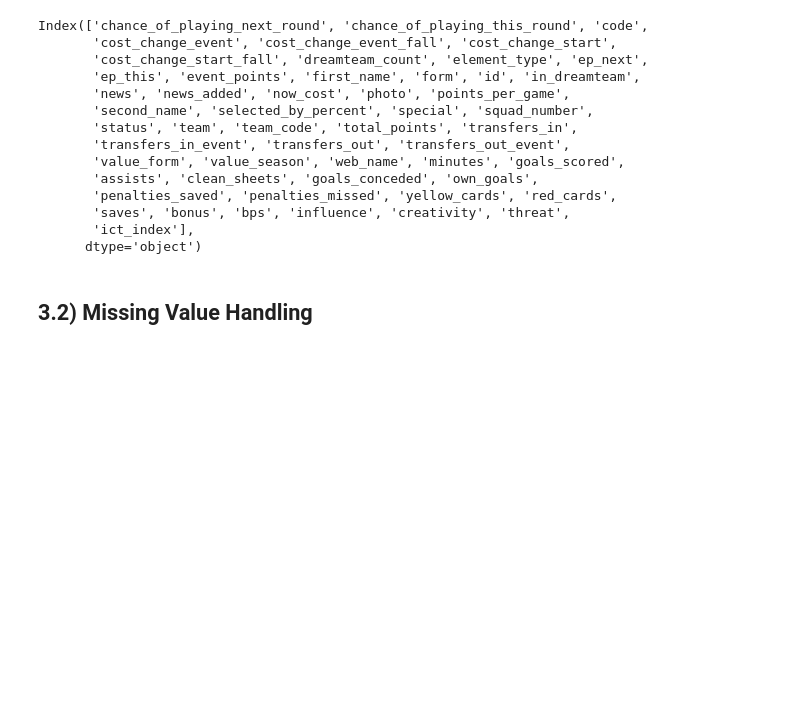
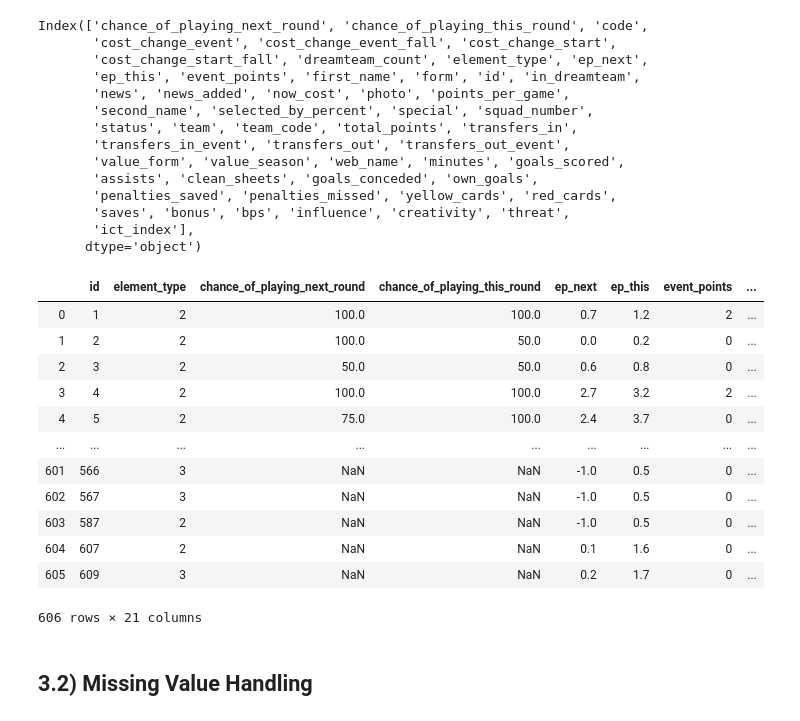
Before and after one commit to yt-hwang/Fantasy_Premier_League_Analysis, a Jupyter notebook: Codes/Data_Related/Data_Analyzation.ipynb, the cells around one changed output. Saved outputs shown, nothing was run; the diff lists cells and outputs as text; code cells hidden in the pictures; blank space fills up the shorter version.

```diff
--- a/Codes/Data_Related/Data_Analyzation.ipynb
+++ b/Codes/Data_Related/Data_Analyzation.ipynb
@@ -126,9 +126,25 @@ Index(['chance_of_playing_next_round', 'chance_of_playing_this_round', 'code',
        'ict_index'],
       dtype='object')
 # %%
-x = bootstrap['id', 'element_type', 'chance_of_playing_next_round', 'chance_of_playing_this_round',  'ep_next',
+x = bootstrap[['id', 'element_type', 'chance_of_playing_next_round', 'chance_of_playing_this_round',  'ep_next',
        'ep_this', 'event_points','first_name', 'form','value_form', 'in_dreamteam', 'dreamteam_count', 'now_cost','points_per_game', 'selected_by_percent',
-             'team', 'total_points', 'transfers_in', 'transfers_in_event', 'transfers_out', 'transfers_out_event',  ]
+             'team', 'total_points', 'transfers_in', 'transfers_in_event', 'transfers_out', 'transfers_out_event']]
+# %%
+x
+# %% [output]
+|  | id | element_type | chance_of_playing_next_round | chance_of_playing_this_round | ep_next | ep_this | event_points | ... |
+| 0 | 1 | 2 | 100.0 | 100.0 | 0.7 | 1.2 | 2 | ... |
+| 1 | 2 | 2 | 100.0 | 50.0 | 0.0 | 0.2 | 0 | ... |
+| 2 | 3 | 2 | 50.0 | 50.0 | 0.6 | 0.8 | 0 | ... |
+| 3 | 4 | 2 | 100.0 | 100.0 | 2.7 | 3.2 | 2 | ... |
+| 4 | 5 | 2 | 75.0 | 100.0 | 2.4 | 3.7 | 0 | ... |
+| ... | ... | ... | ... | ... | ... | ... | ... | ... |
+| 601 | 566 | 3 | NaN | NaN | -1.0 | 0.5 | 0 | ... |
+| 602 | 567 | 3 | NaN | NaN | -1.0 | 0.5 | 0 | ... |
+| 603 | 587 | 2 | NaN | NaN | -1.0 | 0.5 | 0 | ... |
+| 604 | 607 | 2 | NaN | NaN | 0.1 | 1.6 | 0 | ... |
+| 605 | 609 | 3 | NaN | NaN | 0.2 | 1.7 | 0 | ... |
+606 rows × 21 columns
 # %% [markdown]
 ## 3.2) Missing Value Handling
 # %%
```
